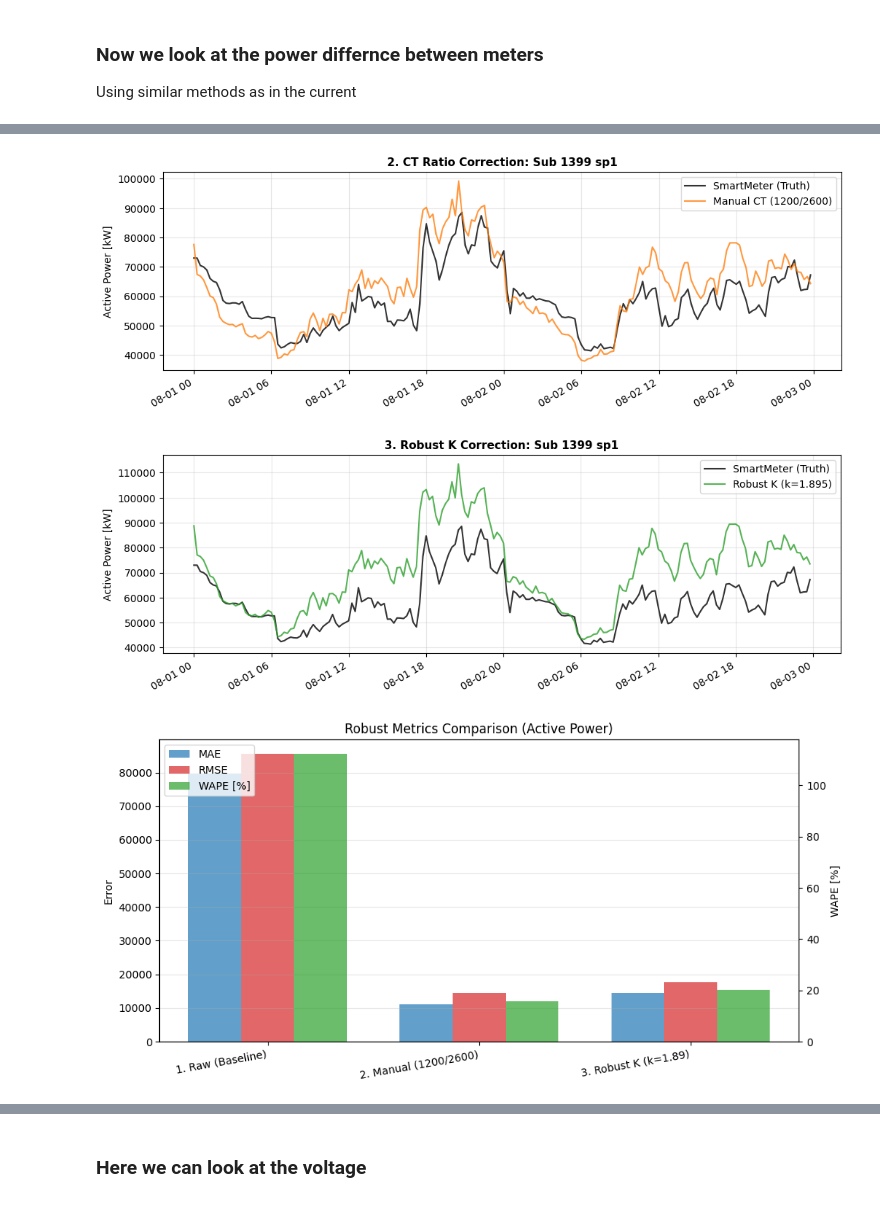
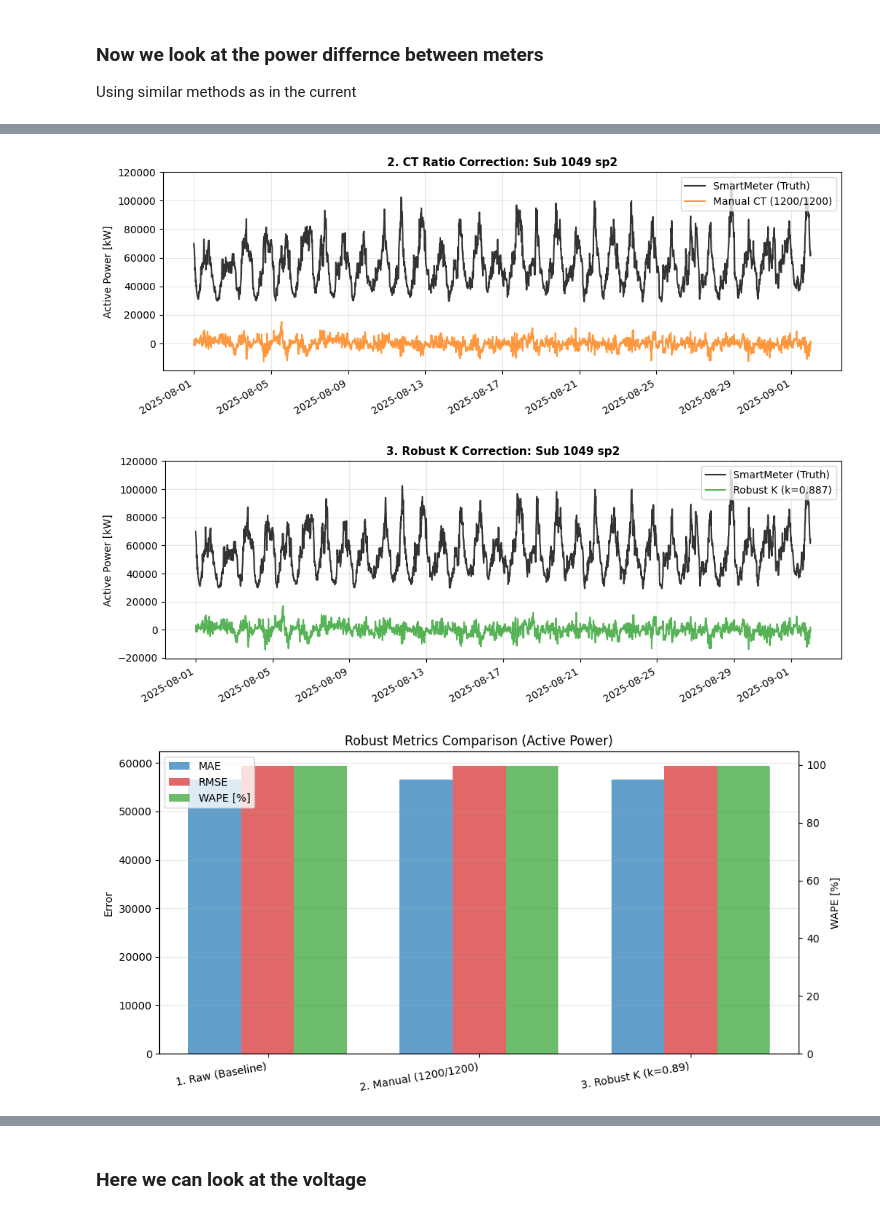
Before and after one commit to MindisBlank/Jasonaq_thesis, a Jupyter notebook: notebooks/smartmeter_vs_janitza.ipynb, the cells around one changed output, grey strips where cells are left out. Saved outputs shown, nothing was run; the diff lists cells and outputs as text; code cells hidden in the pictures.

```diff
--- a/notebooks/smartmeter_vs_janitza.ipynb
+++ b/notebooks/smartmeter_vs_janitza.ipynb
@@ -1091,10 +1091,10 @@ def plot_analysis_current(df_sub, k_val, config, df_metrics):
     plt.show()
 
 CONFIG = {
-    "sub_id": 1399,
-    "trafo_id": "sp1",
+    "sub_id": 1049,
+    "trafo_id": "sp2",
     "start_date": "2025-08-01",
-    "end_date": "2025-08-03",
+    "end_date": "2025-09-01",
 
     "min_current": 5.0,
     "min_coverage": 0.88,
@@ -1102,7 +1102,7 @@ CONFIG = {
     "target_tau": 0.20,
 
     "ct_real": 1200,
-    "ct_wrong": 2600,
+    "ct_wrong": 1200,
     "jn_measurements": ["Ia_avg", "Ib_avg", "Ic_avg", "I_total_avg"],
 }
 
@@ -1162,10 +1162,10 @@ Fitting Robust K-Factor for Sub 1399...
 Using similar methods as in the current
 # %%
 CONFIG = {
-    "sub_id": 1399,
-    "trafo_id": "sp1",
+    "sub_id": 1049,
+    "trafo_id": "sp2",
     "start_date": "2025-08-01",
-    "end_date": "2025-08-02",
+    "end_date": "2025-09-01",
 
     "min_current": 5.0,
     "min_coverage": 0.88,
@@ -1173,7 +1173,7 @@ CONFIG = {
     "target_tau": 0.20,
 
     "ct_real": 1200,
-    "ct_wrong": 2600,
+    "ct_wrong": 1200,
     "jn_measurements": ["Pa_avg", "Pb_avg", "Pc_avg"],
 }
 
@@ -1303,3 +1303,3 @@ plot_analysis_active_power(df_sub, k_fitted, CONFIG, df_metrics)
-[figure, old version]
+[figure, new version]
-[figure, old version]
+[figure, new version]
-[figure, old version]
+[figure, new version]
```
Also changed, not shown: parts of 3 cells of this notebook, 2 other files.
